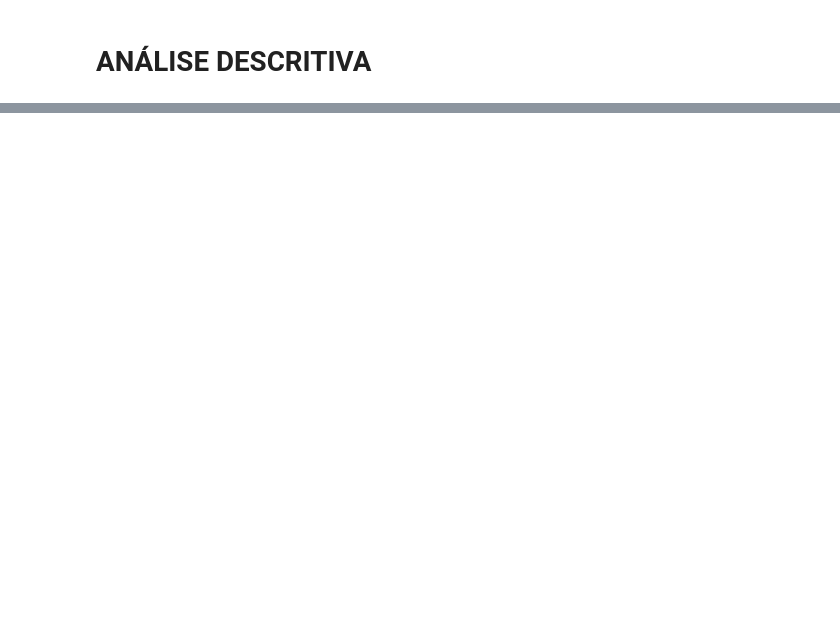
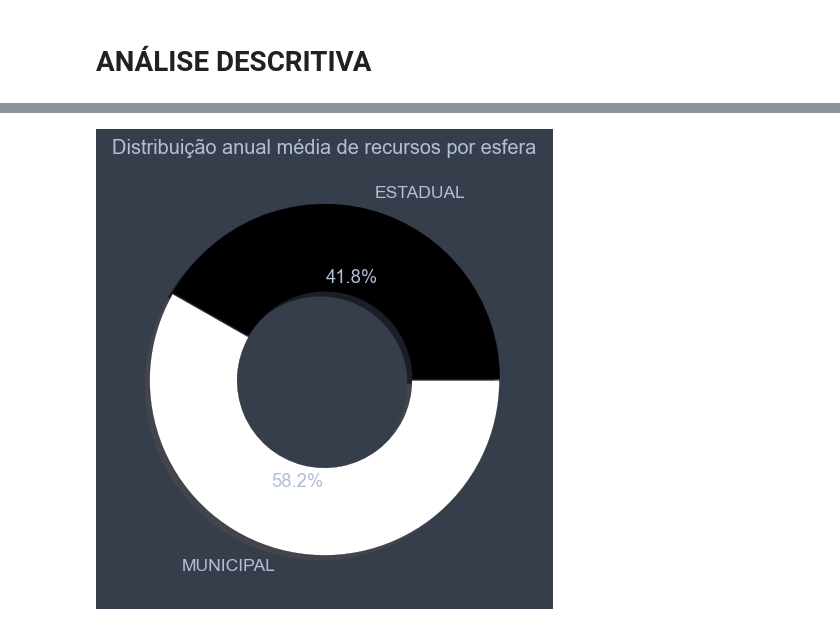
Before and after one commit to AdrianSBar/Repasses_FUNDEB, a Jupyter notebook: 1_DDA.ipynb, the cells around one changed output, grey strips where cells are left out. Cells and saved outputs as stored; diff of their text form; code cells hidden in the pictures; blank space fills up the shorter version.

```diff
--- a/1_DDA.ipynb
+++ b/1_DDA.ipynb
@@ -404,0 +231,34 @@ g.show()
+# %%
+# Gráfico de rosca
+## Figura
+fig, axis = plt.subplots(1,1,figsize=(12,5))
+
+
+## Gráfico
+### Dados
+df = df_base.groupby(['data', 'esfera']).sum().reset_index()
+df['ano'] = df.data.dt.year
+df = df.groupby(['ano', 'esfera']).sum().reset_index()
+df = df.groupby('esfera').mean()
+### Gráfico
+plt.pie(
+    data=df,
+    x='total',
+    autopct='%1.1f%%',
+    labels=df.index,
+    explode=[.01,0],
+    shadow=True,
+    normalize=True,
+    radius=1,
+    colors=['black', 'white'],
+    wedgeprops=dict(width=0.5, edgecolor='black')
+)
+### Configurações
+axis.set(title='Distribuição anual média de recursos por esfera')
+
+
+## Plot
+plt.tight_layout()
+plt.show()
+# %% [output]
+[figure, added]
```
Also changed, not shown: parts of 67 cells of this notebook, 4 other files.
